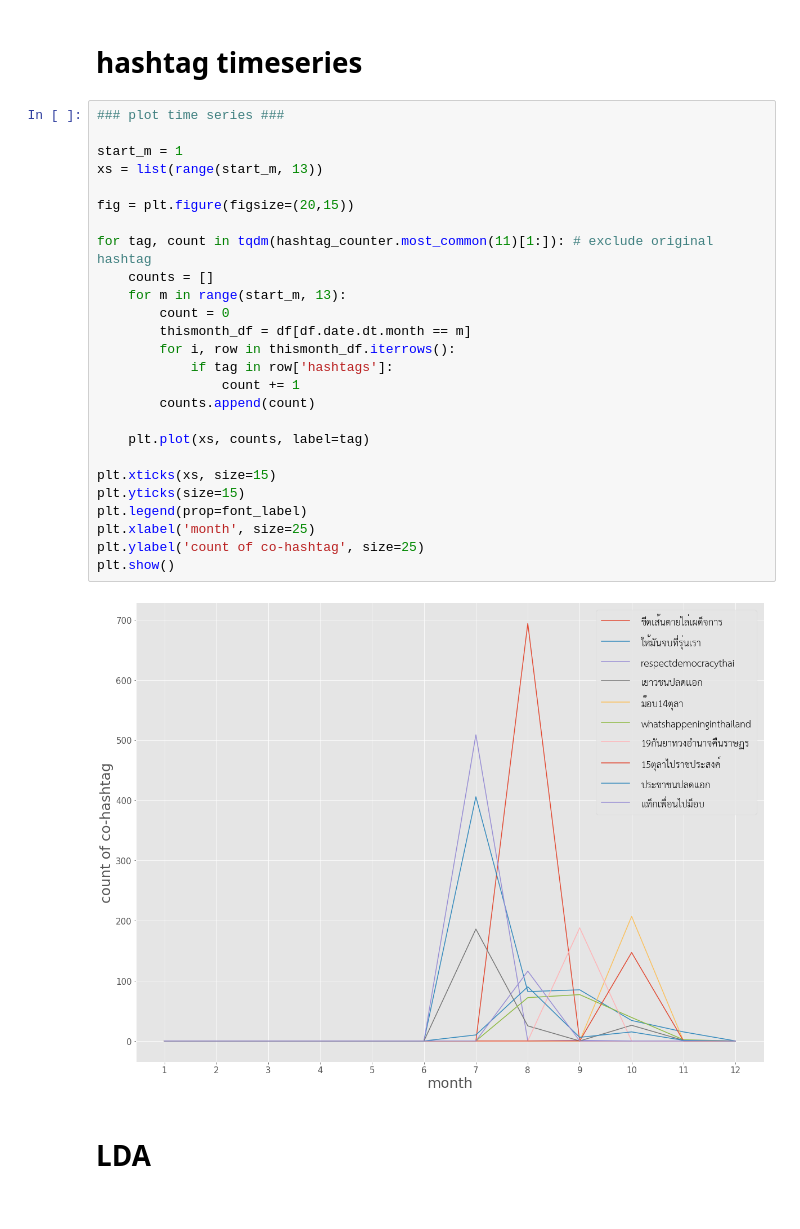
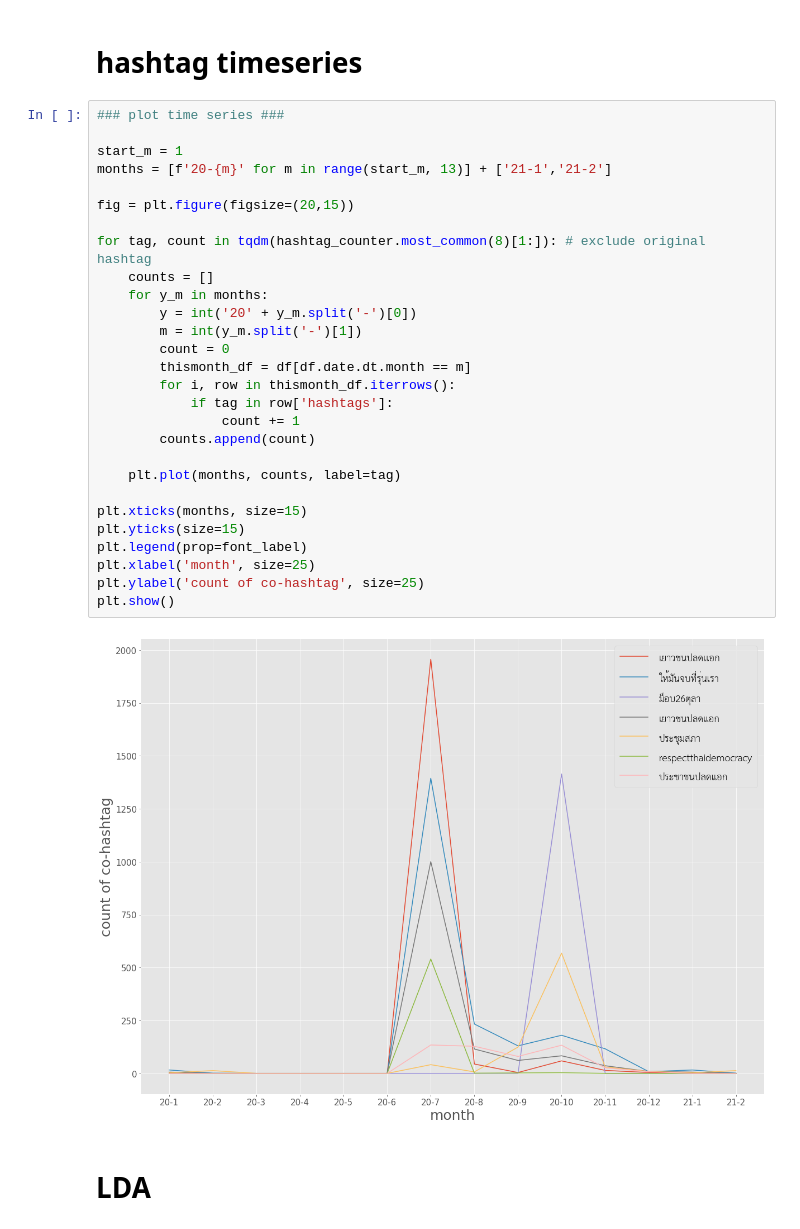
Before and after one commit to nozomiyamada/twitter_analysis, a Jupyter notebook: _phrase.ipynb, the cells around one changed output. Drawn from its saved outputs; the diff is of its cells as text.

```diff
--- a/_phrase.ipynb
+++ b/_phrase.ipynb
@@ -204,31 +204,33 @@ df
 # %%
 ### plot time series ###
 
 start_m = 1
-xs = list(range(start_m, 13))
+months = [f'20-{m}' for m in range(start_m, 13)] + ['21-1','21-2']
 
 fig = plt.figure(figsize=(20,15))
 
-for tag, count in tqdm(hashtag_counter.most_common(11)[1:]): # exclude original hashtag
+for tag, count in tqdm(hashtag_counter.most_common(8)[1:]): # exclude original hashtag
     counts = []
-    for m in range(start_m, 13):
+    for y_m in months:
+        y = int('20' + y_m.split('-')[0])
+        m = int(y_m.split('-')[1])
         count = 0
         thismonth_df = df[df.date.dt.month == m]
         for i, row in thismonth_df.iterrows():
             if tag in row['hashtags']:
                 count += 1
         counts.append(count)
 
-    plt.plot(xs, counts, label=tag)
+    plt.plot(months, counts, label=tag)
 
-plt.xticks(xs, size=15)
+plt.xticks(months, size=15)
 plt.yticks(size=15)
 plt.legend(prop=font_label)
 plt.xlabel('month', size=25)
 plt.ylabel('count of co-hashtag', size=25)
 plt.show()
 # %% [output]
-[figure, old version]
+[figure, new version]
 # %% [markdown]
 # LDA
 # %%
```
Also changed, not shown: parts of 12 cells of this notebook, 2 other files.
